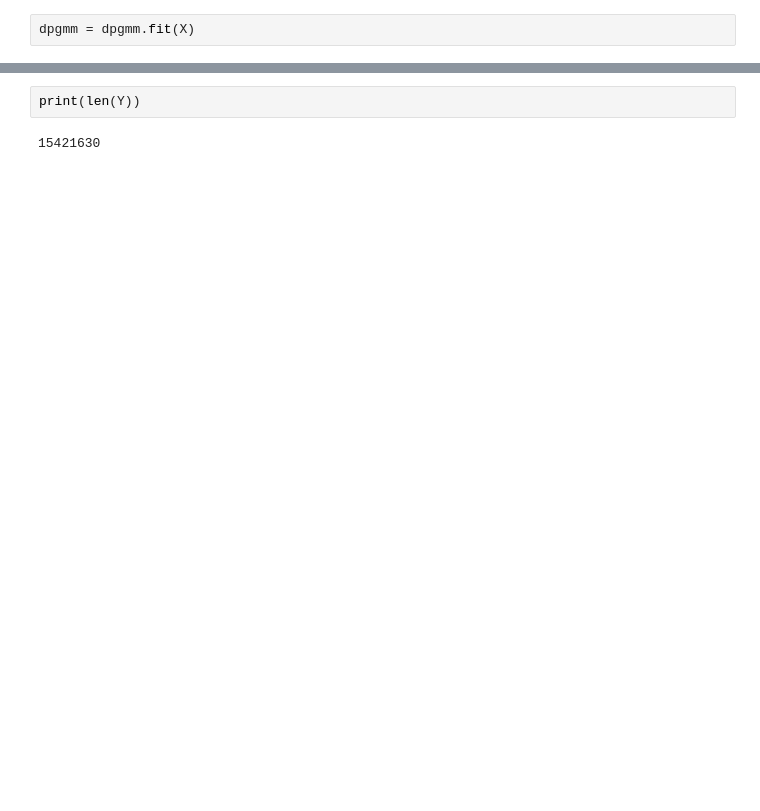
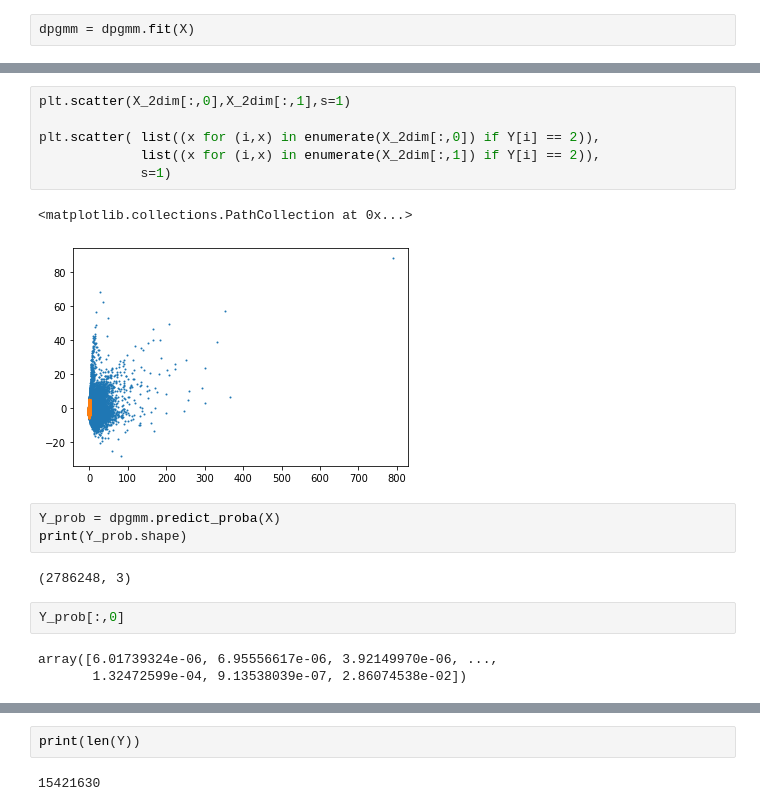
Before and after one commit to 52Hzihan/project_unTimely_light_curve, a Jupyter notebook: GMM_clustering.ipynb, the cells around one changed output, grey strips where cells are left out. Drawn from its saved outputs; the diff is of its cells as text; blank space fills up the shorter version.

```diff
--- a/GMM_clustering.ipynb
+++ b/GMM_clustering.ipynb
@@ -86,0 +107,19 @@ Y = dpgmm.predict(X)
+# %%
+plt.scatter(X_2dim[:,0],X_2dim[:,1],s=1)
+
+plt.scatter( list((x for (i,x) in enumerate(X_2dim[:,0]) if Y[i] == 2)),
+             list((x for (i,x) in enumerate(X_2dim[:,1]) if Y[i] == 2)),
+             s=1)
+# %% [output]
+<matplotlib.collections.PathCollection at 0x...>
+[figure, added]
+# %%
+Y_prob = dpgmm.predict_proba(X)
+print(Y_prob.shape)
+# %% [output]
+(2786248, 3)
+# %%
+Y_prob[:,0]
+# %% [output]
+array([6.01739324e-06, 6.95556617e-06, 3.92149970e-06, ...,
+       1.32472599e-04, 9.13538039e-07, 2.86074538e-02])
```
Also changed, not shown: parts of 30 cells of this notebook, 6 other files.
